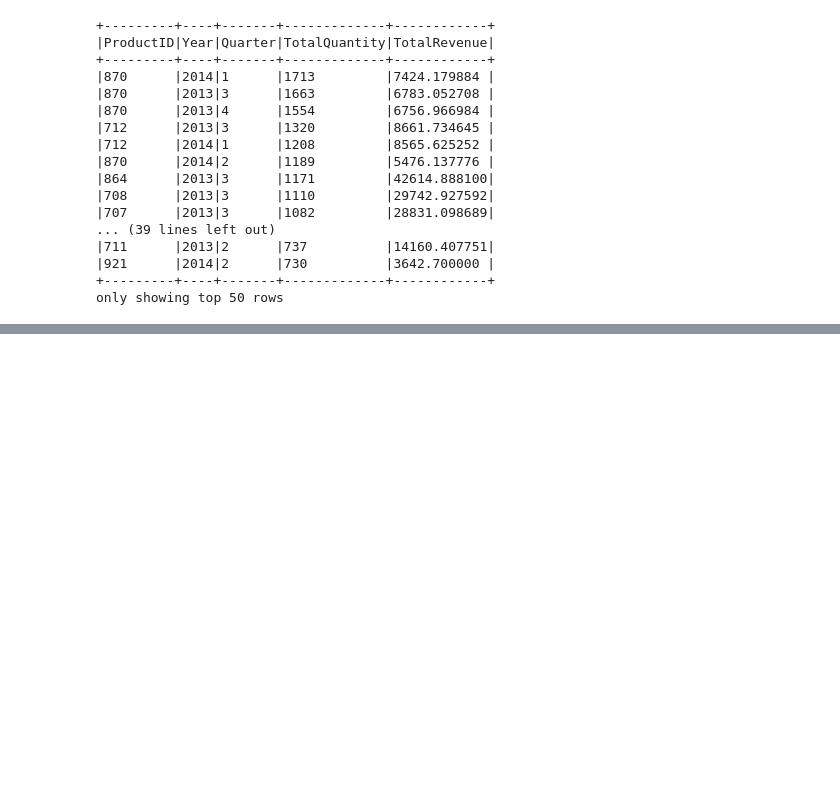
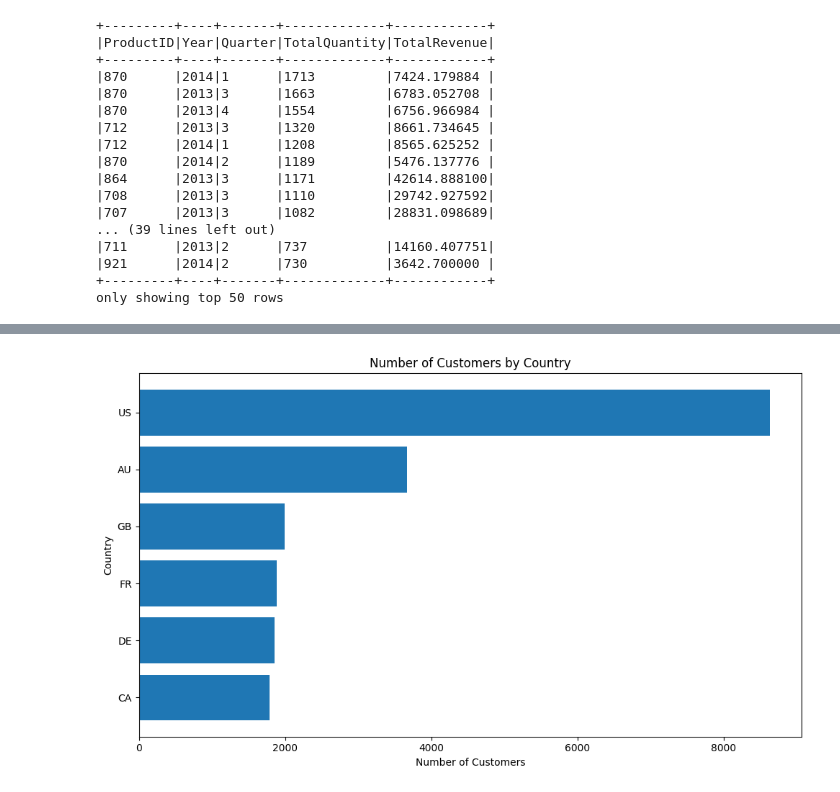
Before and after one commit to hunglk25/explore-data, a Jupyter notebook: test.ipynb, the cells around one changed output, grey strips where cells are left out. Cells and saved outputs as stored; diff of their text form; code cells hidden in the pictures; blank space fills up the shorter version.

```diff
--- a/test.ipynb
+++ b/test.ipynb
@@ -576,0 +672,22 @@ only showing top 50 rows
+# %%
+customer_df = new_df["Sales.Customer"]
+territory_df = new_df["Sales.SalesTerritory"]
+df = (customer_df
+      .join(territory_df, "TerritoryID", "inner")
+      .groupBy("CountryRegionCode")
+      .agg(F.count("CustomerID").alias("NumCustomers"))
+      .orderBy(F.desc("NumCustomers"))
+)
+
+pdf = df.toPandas()
+
+plt.figure(figsize=(10,6))
+plt.barh(pdf["CountryRegionCode"], pdf["NumCustomers"])
+plt.xlabel("Number of Customers")
+plt.ylabel("Country")
+plt.title("Number of Customers by Country")
+plt.gca().invert_yaxis()
+plt.tight_layout()
+plt.show()
+# %% [output]
+[figure, added]
```
Also changed, not shown: parts of 20 cells of this notebook.
